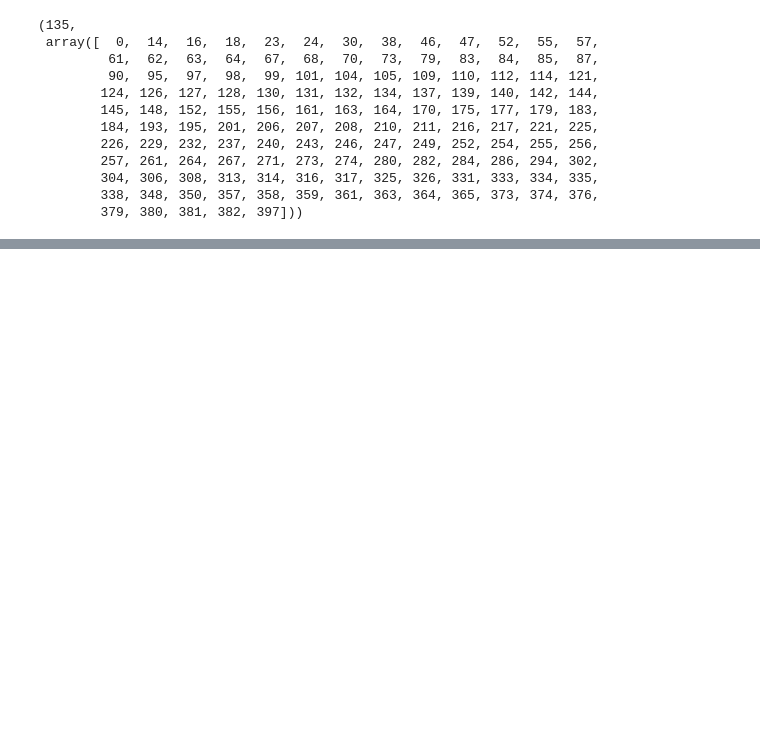
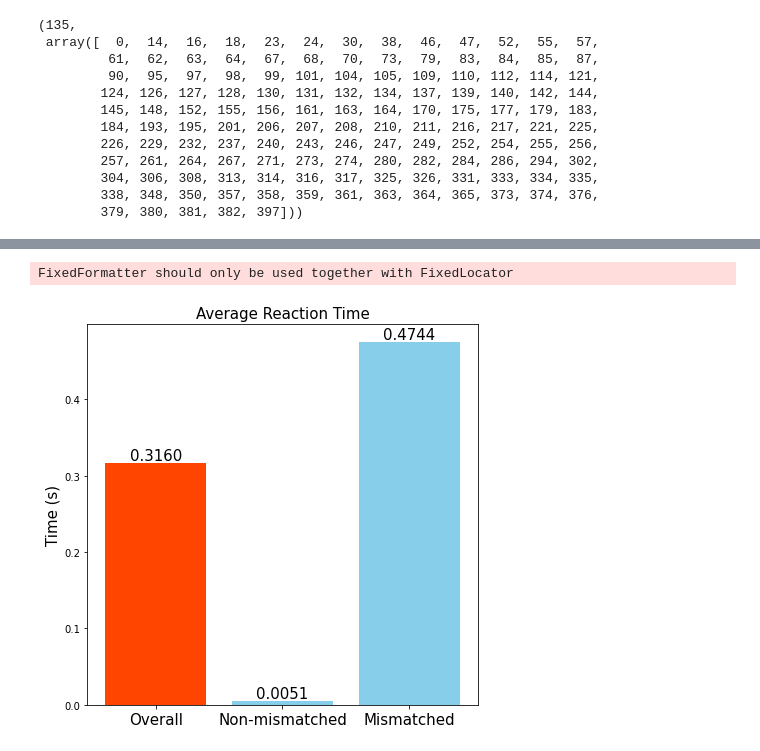
Before and after one commit to chenwei-zhang/ViDa, a Jupyter notebook: vida/threestrand_note_stats.ipynb, the cells around one changed output, grey strips where cells are left out. Cells and saved outputs as stored; diff of their text form; code cells hidden in the pictures; blank space fills up the shorter version.

```diff
--- a/vida/threestrand_note_stats.ipynb
+++ b/vida/threestrand_note_stats.ipynb
@@ -335,0 +373,16 @@ trajs_states[375][-500:]
+# %%
+fig, ax = plt.subplots(figsize=(7,7))
+time_names = ['Overall', 'Non-mismatched', 'Mismatched']
+bar_colors = ['orangered', 'skyblue', 'skyblue']
+average_times = [np.mean(rxn_times), np.mean(rxn_times[traj_no_mismatch]), np.mean(rxn_times[traj_mismatch])]
+bars = ax.bar(time_names, average_times, color=bar_colors)
+ax.set_title('Average Reaction Time', fontsize=15)
+ax.set_ylabel('Time (s)', fontsize=15)
+ax.set_xticklabels(time_names, fontsize=15)
+
+for bar in bars:
+    yval = bar.get_height()
+    ax.text(bar.get_x() + bar.get_width()/2, yval, f'{yval:.4f}', ha='center', va='bottom', fontsize=15)
+# %% [output]
+FixedFormatter should only be used together with FixedLocator
+[figure, added]
```
Also changed, not shown: parts of 28 cells of this notebook, 2 other files.
